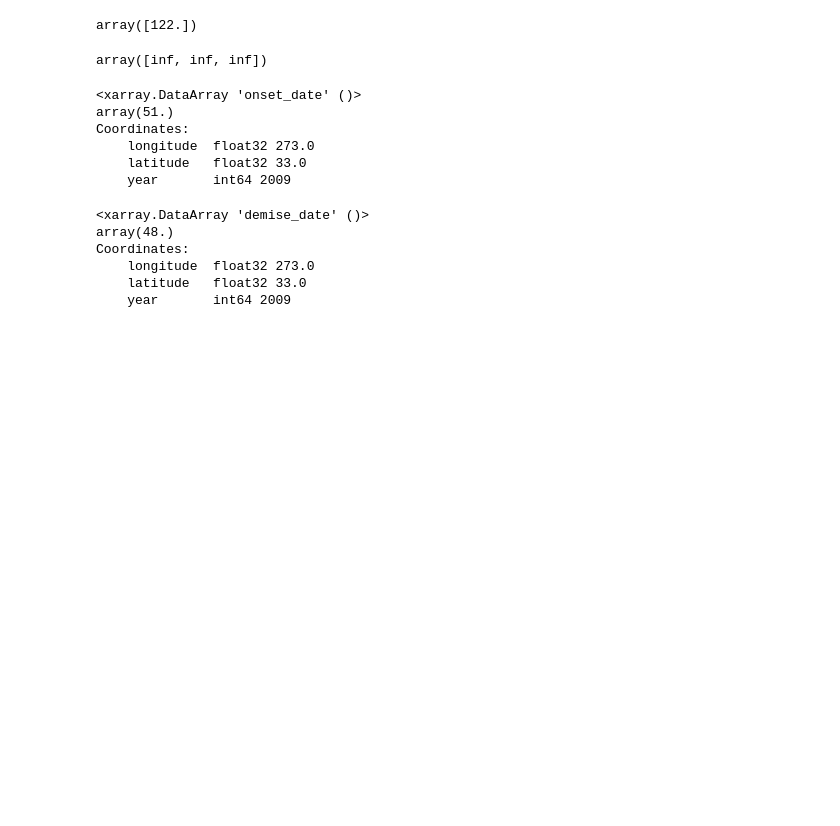
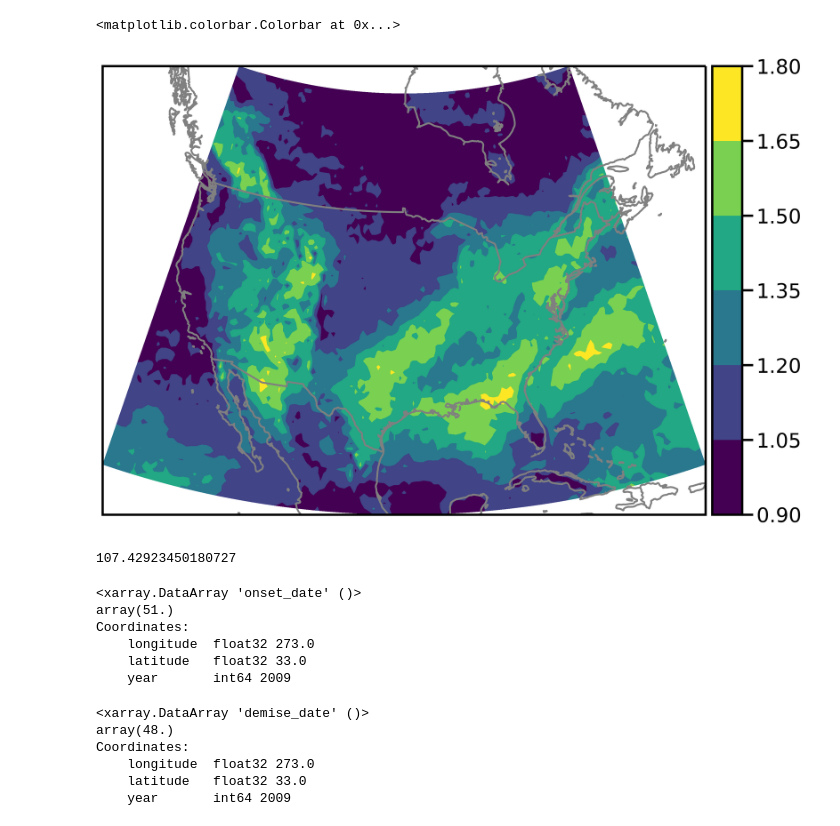
Before and after one commit to gbromley/PreSeason, a Jupyter notebook: ERA5 Test.ipynb, the cells around one changed output. Saved outputs shown, nothing was run; the diff lists cells and outputs as text; code cells hidden in the pictures; blank space fills up the shorter version.

```diff
--- a/ERA5 Test.ipynb
+++ b/ERA5 Test.ipynb
@@ -203,0 +154,2 @@ Text(0.5, 1.0, 'Desert')
+# %%
+wetseason_count = xr.open_dataarray('average_wetseasons_na.nc').sel(latitude=slice(60,20), longitude=slice((360.0-125),(360.0-65.0)))
@@ -204,11 +170,42 @@ Text(0.5, 1.0, 'Desert')
 # %%
-demise_calculation(daily.sel(time='2009').values, daily.sel(time='2009').time,245)
+plt.figure(figsize = (27, 9), dpi = 300)
+sns.set_context('poster')
+states_provinces = cfeature.NaturalEarthFeature(
+    category='cultural',
+    name='admin_1_states_provinces_lines',
+    scale='10m',
+    facecolor='none')
+map_proj = ccrs.LambertConformal(central_longitude=-95, central_latitude=45)
+#cmap = mpl.cm.RdBu_r
+
+
+ax1 = plt.subplot(1, 1,1, projection=map_proj)
+p = wetseason_count.plot.contourf(ax=ax1,transform=ccrs.PlateCarree(), add_colorbar=False)
+
+ax1.set_aspect('equal')
+### Setting 1st plot parameters ###
+ax1.coastlines(color='grey')
+ax1.add_feature(cartopy.feature.BORDERS, color='grey')
+#ax1.add_feature(cfeature.STATES, color='grey')
+#ax1.set_xticks(np.arange(-180,181, 40))
+#ax1.set_yticks(np.arange(-90,91,15))
+ax1.set_xlabel('Longitude')
+ax1.set_ylabel('Latitude')
+#ax1.set_title('Standard Deviation of Pentads')
+#at = AnchoredText("a",
+#                      loc='upper left', prop=dict(size=20), frameon=True,)
+#at.patch.set_boxstyle("round,pad=0.,rounding_size=0.2")
+#ax1.add_artist(at)
+divider = make_axes_locatable(ax1)
+cax = divider.append_axes("right", size="5%", pad=0.1, axes_class=plt.Axes)
+plt.colorbar(p, cax=cax)
 # %% [output]
-array([122.])
+<matplotlib.colorbar.Colorbar at 0x...>
+[figure, added]
 # %%
-hvar
+onset_interval[3]
 # %% [output]
-array([inf, inf, inf])
+107.42923450180727
 # %%
 test = xr.open_dataset('wetseason.onset.era5.nc')
 # %%
```
Also changed, not shown: parts of 24 cells of this notebook, 3 other files.
